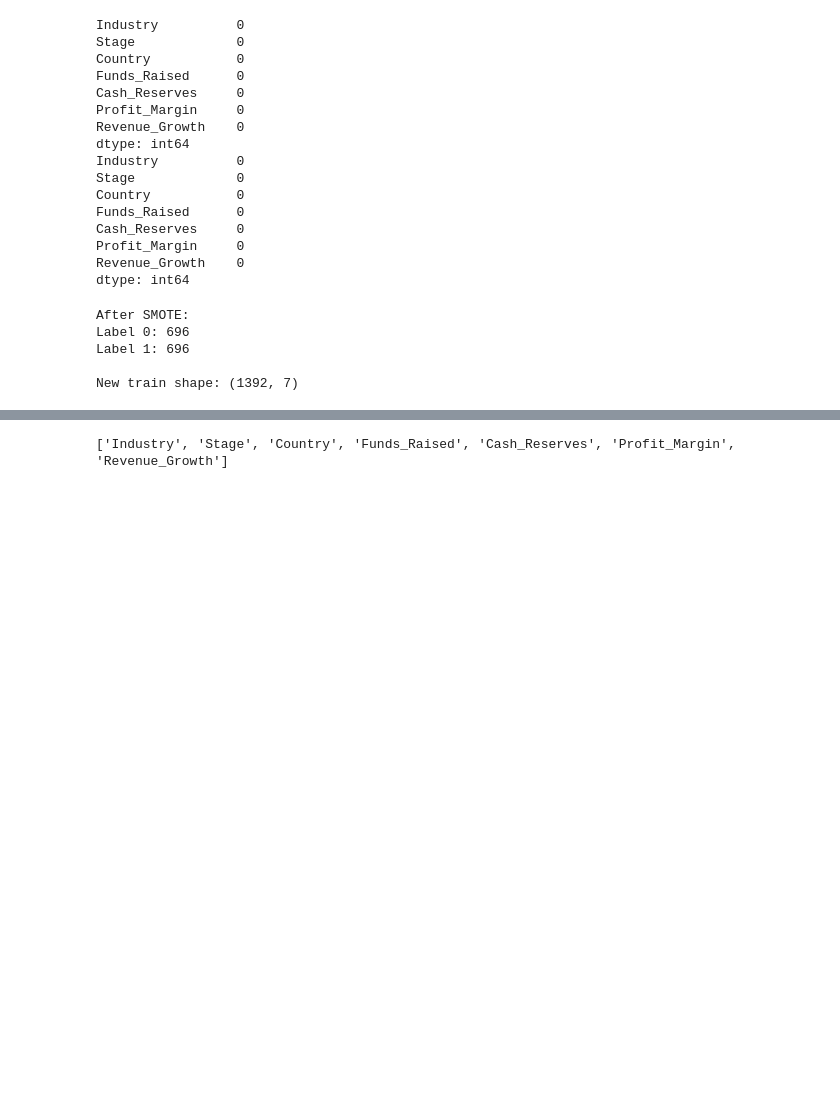
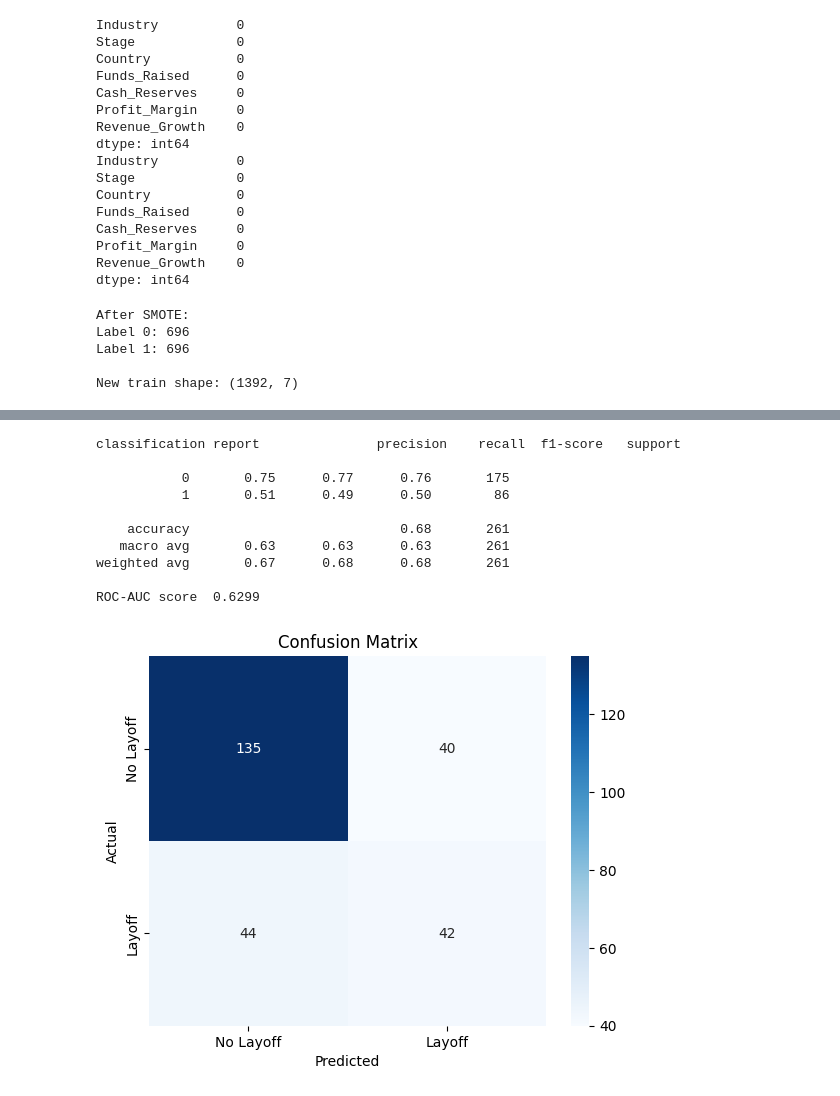
Before and after one commit to Yashwanth-Kumar-Kotla/early_layoff_warning, a Jupyter notebook: notebooks/03_experimenting.ipynb, the cells around one changed output, grey strips where cells are left out. Saved outputs shown, nothing was run; the diff lists cells and outputs as text; code cells hidden in the pictures; blank space fills up the shorter version.

```diff
--- a/notebooks/03_experimenting.ipynb
+++ b/notebooks/03_experimenting.ipynb
@@ -207,4 +206,0 @@ ROC-AUC score  0.6207
-# %%
-print(X_train.columns.tolist())
-# %% [output]
-['Industry', 'Stage', 'Country', 'Funds_Raised', 'Cash_Reserves', 'Profit_Margin', 'Revenue_Growth']
@@ -240,0 +207,35 @@ plt.show()
+# %%
+model_base = XGBClassifier(
+    n_estimators=200,
+    max_depth=6,
+    learning_rate=0.1,
+    random_state=42,
+    eval_metric='logloss'
+)
+model_base.fit(X_train_balanced, y_train_balanced)
+y_pred_base = model_base.predict(X_test)
+y_prob_base = model_base.predict_proba(X_test)[:, 1]
+
+print(f"classification report {classification_report(y_test, y_pred_base)}")
+print(f"ROC-AUC score {roc_auc_score(y_test, y_pred_base): .4f}")
+
+cm = confusion_matrix(y_test, y_pred_base)
+sns.heatmap(cm, annot=True, fmt='d', cmap='Blues',
+            xticklabels=['No Layoff', 'Layoff'],
+            yticklabels=['No Layoff', 'Layoff'])
+plt.title('Confusion Matrix')
+plt.ylabel('Actual')
+plt.xlabel('Predicted')
+plt.show()
+# %% [output]
+classification report               precision    recall  f1-score   support
+
+           0       0.75      0.77      0.76       175
+           1       0.51      0.49      0.50        86
+
+    accuracy                           0.68       261
+   macro avg       0.63      0.63      0.63       261
+weighted avg       0.67      0.68      0.68       261
+
+ROC-AUC score  0.6299
+[figure, added]
```
Also changed, not shown: parts of 12 cells of this notebook, 10 other files.
